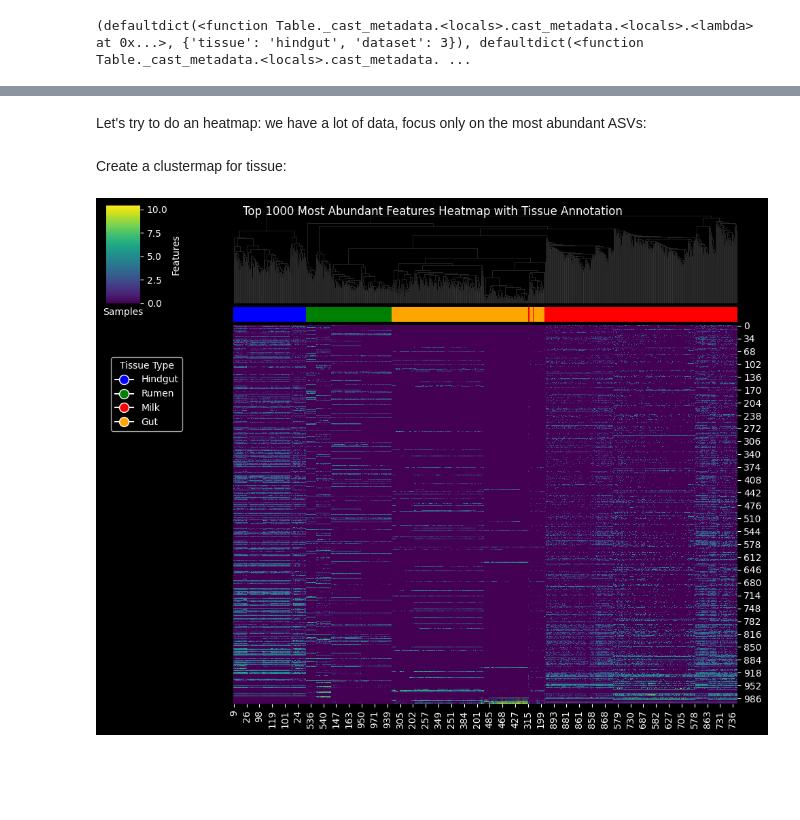
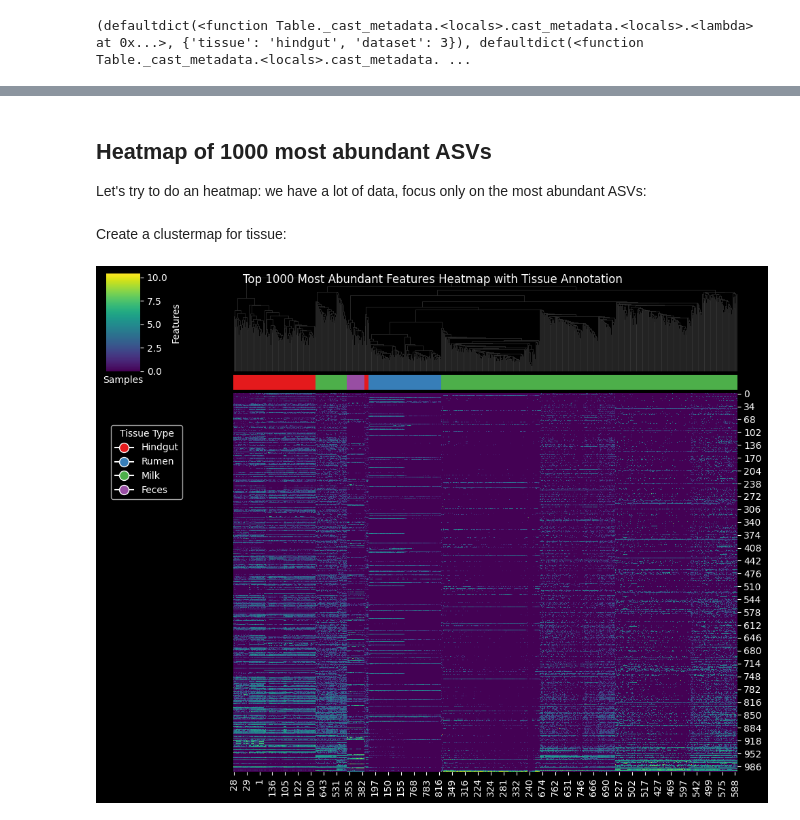
Before and after one commit to filippob/deep_micro_core, a Jupyter notebook: notebooks/02-describe_otu_table.ipynb, the cells around one changed output, grey strips where cells are left out. Drawn from its saved outputs; the diff is of its cells as text; code cells hidden in the pictures; blank space fills up the shorter version.

```diff
--- a/notebooks/02-describe_otu_table.ipynb
+++ b/notebooks/02-describe_otu_table.ipynb
@@ -89,4 +93,6 @@ plt.tight_layout()
 # %% [markdown]
+## Heatmap of 1000 most abundant ASVs
+
 Let's try to do an heatmap: we have a lot of data, focus only on the most abundant ASVs:
 # %%
 # Convert the biom table to a dense numpy array
@@ -99,35 +105,36 @@ top_1000_data = data[top_1000_indices, :]
 # %% [markdown]
 Create a clustermap for tissue:
 # %%
+# collect unique tissue types
+unique_tissues = metadata['tissue'].unique()
+
+# generate a color map for the tissue types
+palette = sns.color_palette("Set1", len(unique_tissues))
+tissue_color_map = dict(zip(unique_tissues, palette))
+
 # Create a clustermap with seaborn
 sns.clustermap(
     np.log1p(top_1000_data),
     cmap='viridis',
     figsize=(10, 8),
     row_cluster=False,
     col_cluster=True,
-    col_colors=metadata['tissue'].map({
-        'hindgut': 'blue',
-        'rumen': 'green',
-        'milk': 'red',
-        'gut': 'orange'
-    }).to_numpy(),
+    col_colors=metadata['tissue'].map(tissue_color_map).to_numpy(),
 )
 
 # Create a custom legend
 handles = [
-    plt.Line2D([0], [0], marker='o', color='w', label='Hindgut', markersize=10, markerfacecolor='blue'),
-    plt.Line2D([0], [0], marker='o', color='w', label='Rumen', markersize=10, markerfacecolor='green'),
-    plt.Line2D([0], [0], marker='o', color='w', label='Milk', markersize=10, markerfacecolor='red'),
-    plt.Line2D([0], [0], marker='o', color='w', label='Gut', markersize=10, markerfacecolor='orange')
+    plt.Line2D([0], [0], marker='o', color='w', label=tissue.capitalize(),
+               markersize=10, markerfacecolor=tissue_color_map[tissue])
+    for tissue in unique_tissues
 ]
 
 plt.legend(handles=handles, title='Tissue Type', loc='upper left', bbox_to_anchor=(0, -0.5))
 
 # Add title and labels
 plt.suptitle('Top 1000 Most Abundant Features Heatmap with Tissue Annotation', ha='center')
 plt.xlabel('Samples')
 plt.ylabel('Features')
 plt.show()
 # %% [output]
-[figure, old version]
+[figure, new version]
```
Also changed, not shown: parts of 15 cells of this notebook, 1 other file.
